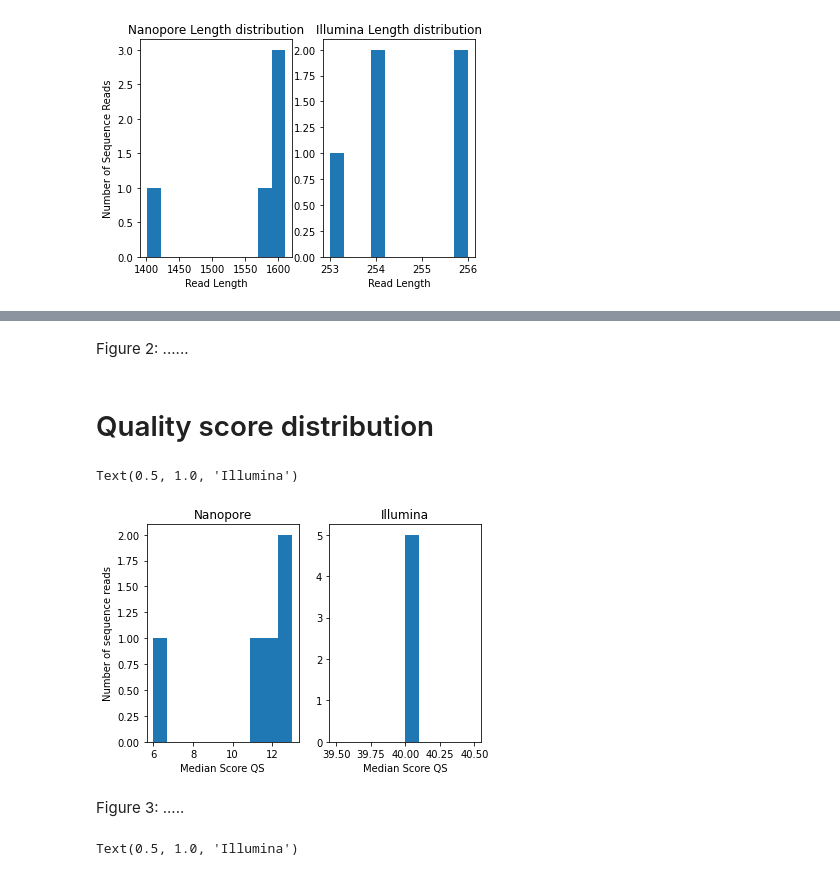
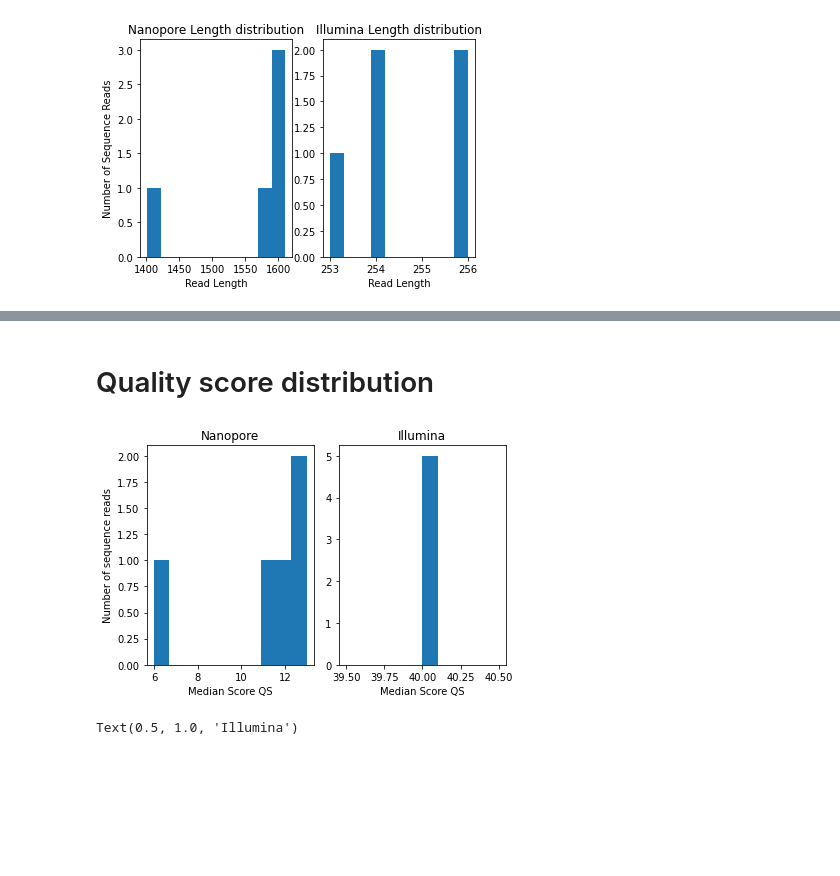
Before and after one commit to zealjinwala/Computational-Analysis, a Jupyter notebook: DNASeqAnalysis.ipynb, the cells around one changed output, grey strips where cells are left out. Saved outputs shown, nothing was run; the diff lists cells and outputs as text; code cells hidden in the pictures; blank space fills up the shorter version.

```diff
--- a/DNASeqAnalysis.ipynb
+++ b/DNASeqAnalysis.ipynb
@@ -52,33 +52,29 @@ Text(0.5, 1.0, 'Illumina')
-# %% [markdown]
-Figure 2: ......
 # %% [markdown]
 # Quality score distribution
 # %%
 QscoreIL = dfIllumina['Qscore']
 meanQSIL = [round(np.mean(QscoreIL[i]),2) for i in range(len(QscoreIL))]
 medianQSIL = [round(np.median(QscoreIL[i]),2) for i in range(len(QscoreIL))]
 stdQSIL = [round(np.std(QscoreIL[i]),2) for i in range(len(QscoreIL))]
 
 QscoreNP = dfNanopore['Qscore']
 meanQSNP = [round(np.mean(QscoreNP[i]),2) for i in range(len(QscoreNP))]
 medianQSNP = [round(np.median(QscoreNP[i]),2) for i in range(len(QscoreNP))]
 stdQSNP = [round(np.std(QscoreNP[i]),2) for i in range(len(QscoreNP))]
 
 plt.subplot(1,2,1)
 plt.hist(medianQSNP)
 plt.xlabel('Median Score QS')
 plt.ylabel('Number of sequence reads')
 plt.title('Nanopore')
 
 plt.subplot(1,2,2)
 plt.hist(medianQSIL)
 plt.xlabel('Median Score QS')
 plt.title('Illumina')
+plt.tight_layout()
 # %% [output]
-Text(0.5, 1.0, 'Illumina')
-[figure, old version]
+[figure, new version]
-# %% [markdown]
-Figure 3: .....
 # %%
 plt.subplot(1,2,1)
 plt.boxplot(meanQSNP)
```
Also changed, not shown: parts of 8 cells of this notebook.
